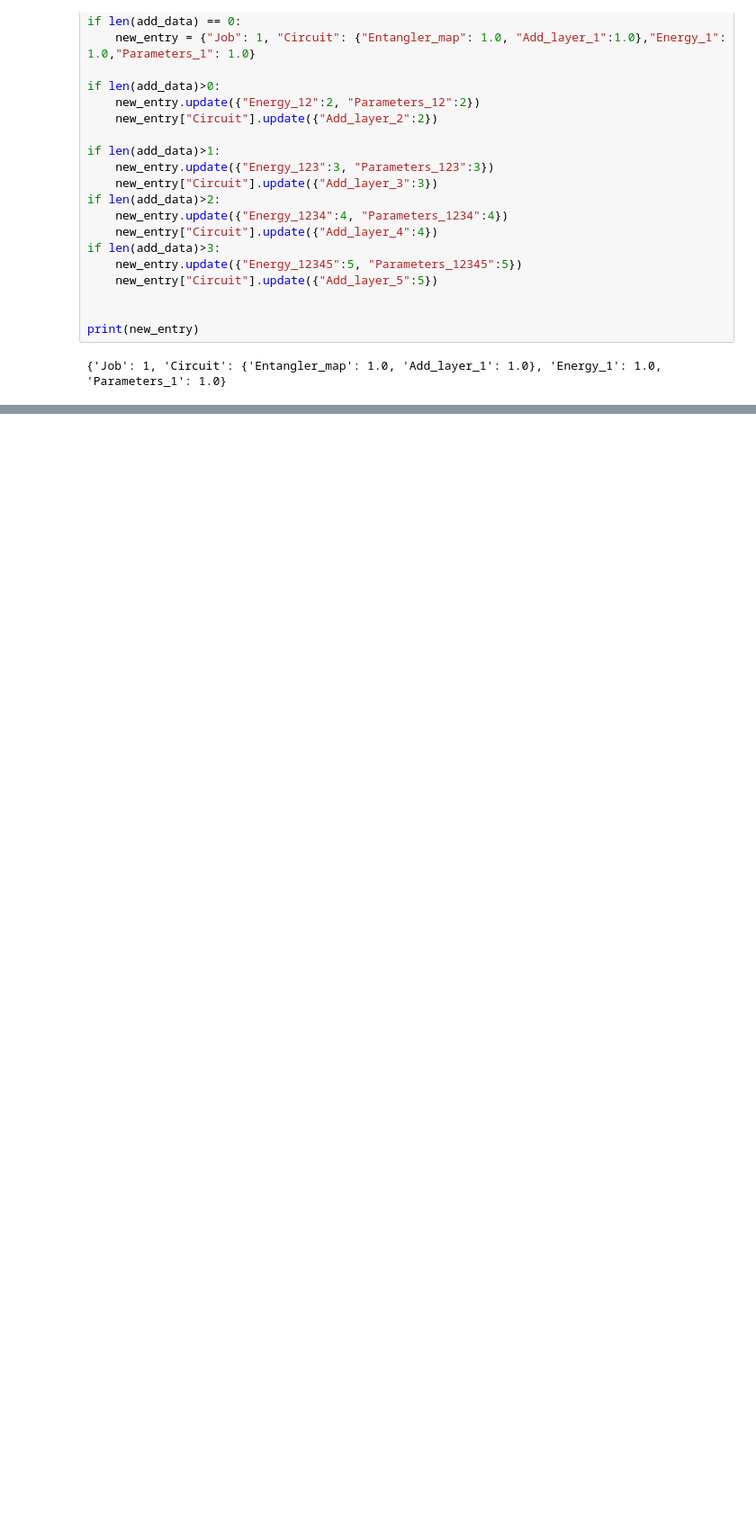
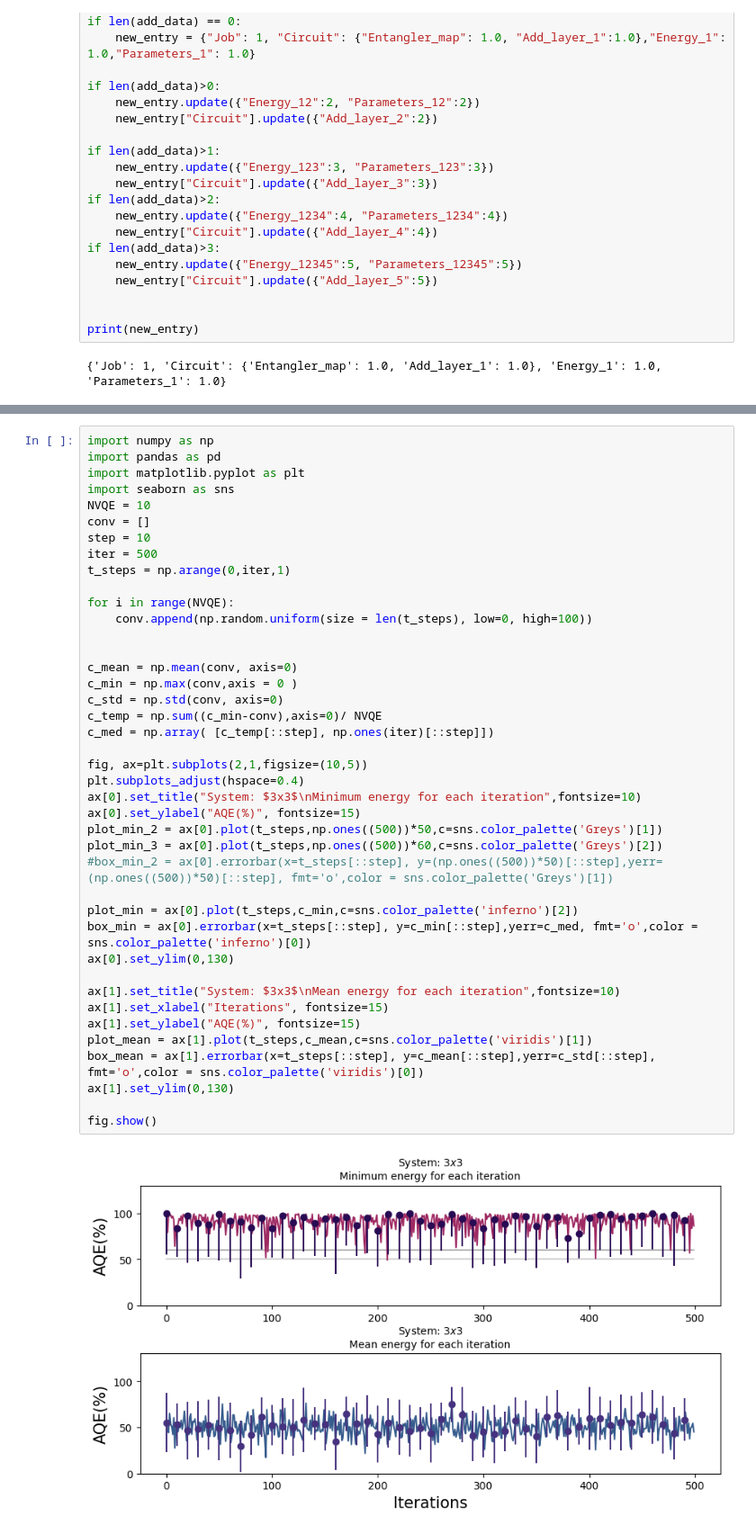
Before and after one commit to FabioTarocco/MULTILAYER-QIDA, a Jupyter notebook: things.ipynb, the cells around one changed output, grey strips where cells are left out. Shown at 90% size. Cells and saved outputs as stored; diff of their text form; blank space fills up the shorter version.

```diff
--- a/things.ipynb
+++ b/things.ipynb
@@ -339,0 +684,43 @@ print(new_entry)
+# %%
+import numpy as np
+import pandas as pd
+import matplotlib.pyplot as plt
+import seaborn as sns
+NVQE = 10
+conv = []
+step = 10
+iter = 500
+t_steps = np.arange(0,iter,1)
+
+for i in range(NVQE):
+    conv.append(np.random.uniform(size = len(t_steps), low=0, high=100))
+
+
+c_mean = np.mean(conv, axis=0)
+c_min = np.max(conv,axis = 0 )
+c_std = np.std(conv, axis=0)
+c_temp = np.sum((c_min-conv),axis=0)/ NVQE
+c_med = np.array( [c_temp[::step], np.ones(iter)[::step]])
+
+fig, ax=plt.subplots(2,1,figsize=(10,5))
+plt.subplots_adjust(hspace=0.4)
+ax[0].set_title("System: $3x3$\nMinimum energy for each iteration",fontsize=10)
+ax[0].set_ylabel("AQE(%)", fontsize=15)
+plot_min_2 = ax[0].plot(t_steps,np.ones((500))*50,c=sns.color_palette('Greys')[1])
+plot_min_3 = ax[0].plot(t_steps,np.ones((500))*60,c=sns.color_palette('Greys')[2])
+#box_min_2 = ax[0].errorbar(x=t_steps[::step], y=(np.ones((500))*50)[::step],yerr=(np.ones((500))*50)[::step], fmt='o',color = sns.color_palette('Greys')[1])
+
+plot_min = ax[0].plot(t_steps,c_min,c=sns.color_palette('inferno')[2])
+box_min = ax[0].errorbar(x=t_steps[::step], y=c_min[::step],yerr=c_med, fmt='o',color = sns.color_palette('inferno')[0])
+ax[0].set_ylim(0,130)
+
+ax[1].set_title("System: $3x3$\nMean energy for each iteration",fontsize=10)
+ax[1].set_xlabel("Iterations", fontsize=15)
+ax[1].set_ylabel("AQE(%)", fontsize=15)
+plot_mean = ax[1].plot(t_steps,c_mean,c=sns.color_palette('viridis')[1])
+box_mean = ax[1].errorbar(x=t_steps[::step], y=c_mean[::step],yerr=c_std[::step], fmt='o',color = sns.color_palette('viridis')[0])
+ax[1].set_ylim(0,130)
+
+fig.show()
+# %% [output]
+[figure, added]
```
Also changed, not shown: parts of 11 cells of this notebook, 6 other files.
